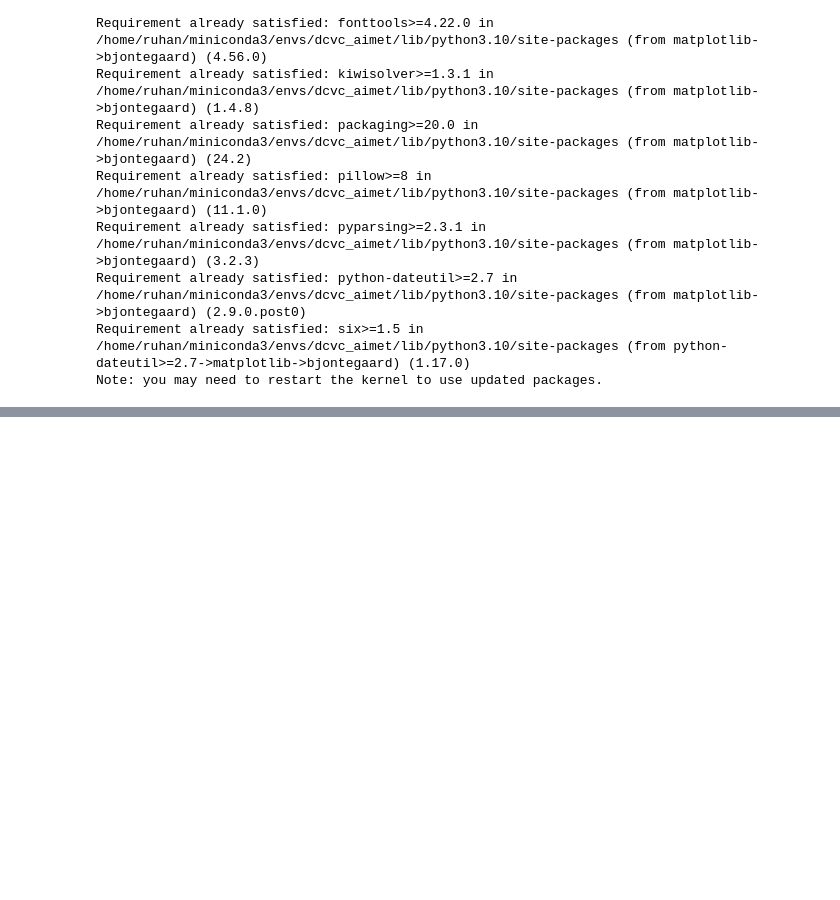
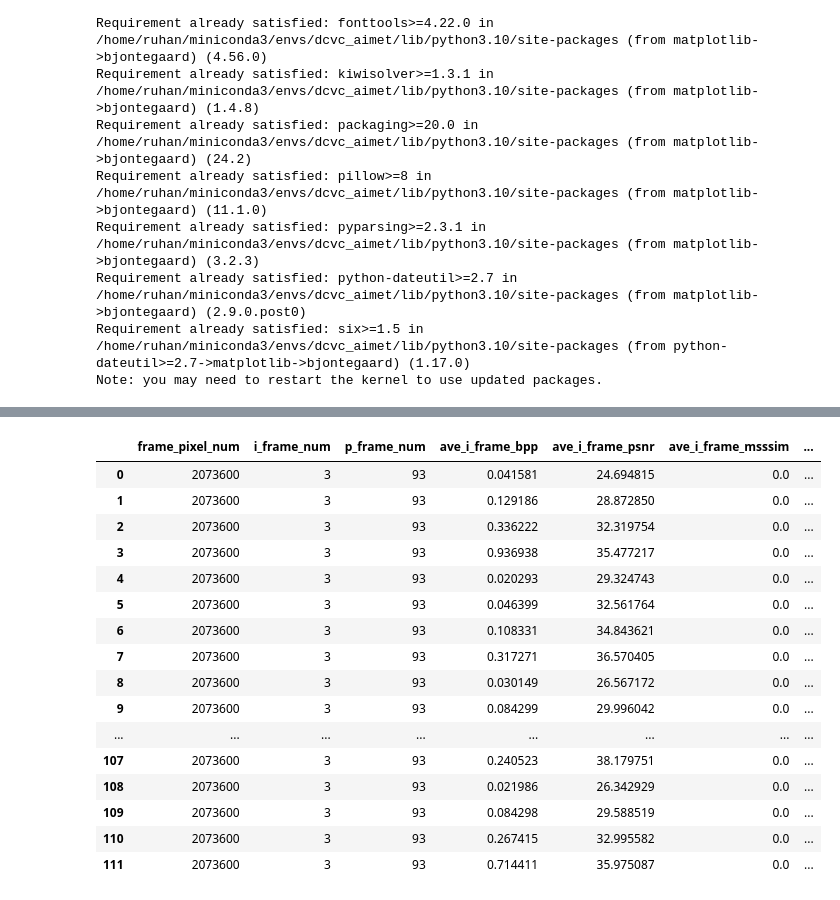
Before and after one commit to radc/hwsigmoid_lascas2026, a Jupyter notebook: notebooks/ruhan_rd_analysis.ipynb, the cells around one changed output, grey strips where cells are left out. Drawn from its saved outputs; the diff is of its cells as text; code cells hidden in the pictures; blank space fills up the shorter version.

```diff
--- a/notebooks/ruhan_rd_analysis.ipynb
+++ b/notebooks/ruhan_rd_analysis.ipynb
@@ -375,0 +627,20 @@ Average |0.49           |0.40           |
+# %%
+df_results[df_results['dataset'] == 'HEVC_B']
+# %% [output]
+|  | frame_pixel_num | i_frame_num | p_frame_num | ave_i_frame_bpp | ave_i_frame_psnr | ave_i_frame_msssim | ... |
+| 0 | 2073600 | 3 | 93 | 0.041581 | 24.694815 | 0.0 | ... |
+| 1 | 2073600 | 3 | 93 | 0.129186 | 28.872850 | 0.0 | ... |
+| 2 | 2073600 | 3 | 93 | 0.336222 | 32.319754 | 0.0 | ... |
+| 3 | 2073600 | 3 | 93 | 0.936938 | 35.477217 | 0.0 | ... |
+| 4 | 2073600 | 3 | 93 | 0.020293 | 29.324743 | 0.0 | ... |
+| 5 | 2073600 | 3 | 93 | 0.046399 | 32.561764 | 0.0 | ... |
+| 6 | 2073600 | 3 | 93 | 0.108331 | 34.843621 | 0.0 | ... |
+| 7 | 2073600 | 3 | 93 | 0.317271 | 36.570405 | 0.0 | ... |
+| 8 | 2073600 | 3 | 93 | 0.030149 | 26.567172 | 0.0 | ... |
+| 9 | 2073600 | 3 | 93 | 0.084299 | 29.996042 | 0.0 | ... |
+| ... | ... | ... | ... | ... | ... | ... | ... |
+| 107 | 2073600 | 3 | 93 | 0.240523 | 38.179751 | 0.0 | ... |
+| 108 | 2073600 | 3 | 93 | 0.021986 | 26.342929 | 0.0 | ... |
+| 109 | 2073600 | 3 | 93 | 0.084298 | 29.588519 | 0.0 | ... |
+| 110 | 2073600 | 3 | 93 | 0.267415 | 32.995582 | 0.0 | ... |
+| 111 | 2073600 | 3 | 93 | 0.714411 | 35.975087 | 0.0 | ... |
```
Also changed, not shown: parts of 7 cells of this notebook, 15 other files.
